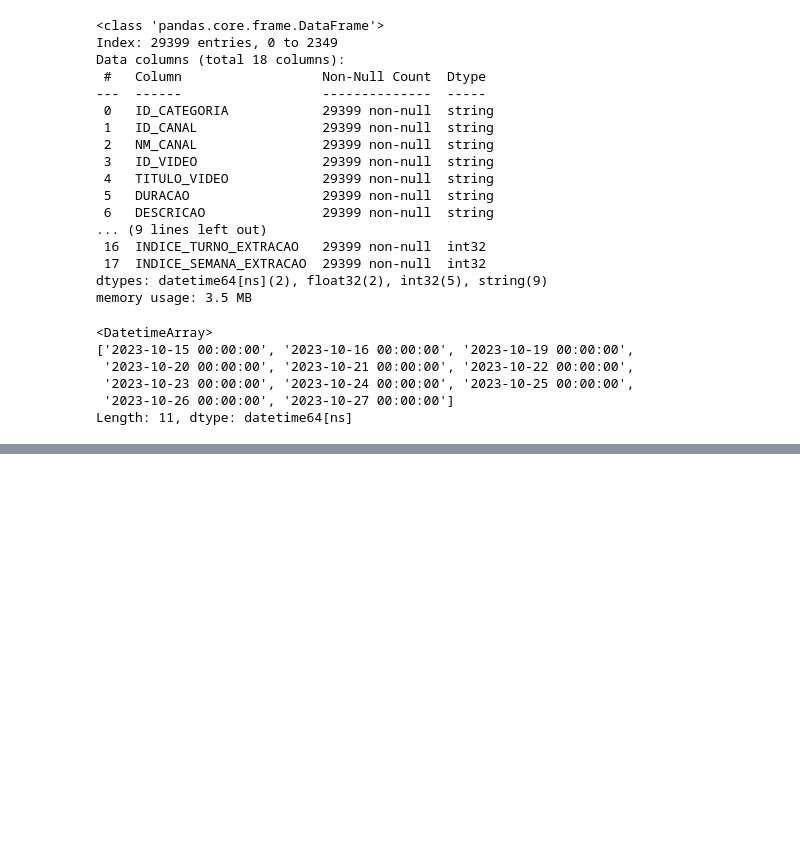
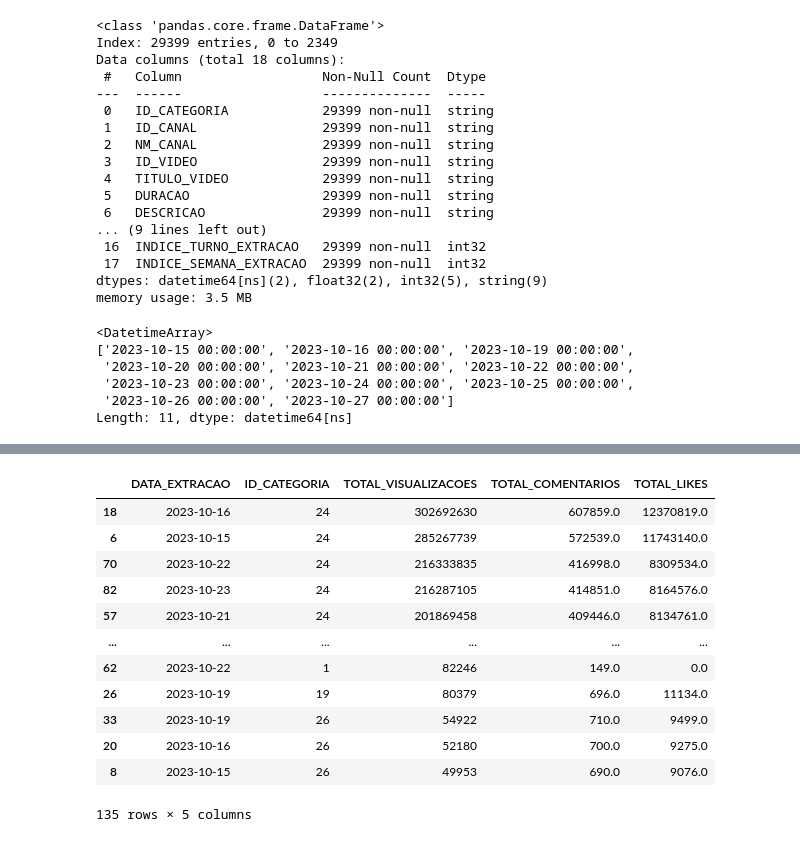
Before and after one commit to rodrigorocha1/analise_dados_youtube, a Jupyter notebook: notebooks/etl_trends.ipynb, the cells around one changed output, grey strips where cells are left out. Saved outputs shown, nothing was run; the diff lists cells and outputs as text; code cells hidden in the pictures; blank space fills up the shorter version.

```diff
--- a/notebooks/etl_trends.ipynb
+++ b/notebooks/etl_trends.ipynb
@@ -310,0 +293,21 @@ base_teste.query('DATA_EXTRACAO == "2023-10-15"').groupby(['DATA_EXTRACAO','ID_C
+# %%
+base_soma = base_max.groupby(['DATA_EXTRACAO', 'ID_CATEGORIA']).agg(
+    TOTAL_VISUALIZACOES=('TOTAL_VISUALIZACOES', 'sum'),
+    TOTAL_COMENTARIOS=('TOTAL_COMENTARIOS', 'sum'),
+    TOTAL_LIKES=('TOTAL_LIKES', 'sum'),
+).reset_index()
+base_soma.sort_values(by=['TOTAL_VISUALIZACOES'], ascending=False)
+# %% [output]
+|  | DATA_EXTRACAO | ID_CATEGORIA | TOTAL_VISUALIZACOES | TOTAL_COMENTARIOS | TOTAL_LIKES |
+| 18 | 2023-10-16 | 24 | 302692630 | 607859.0 | 12370819.0 |
+| 6 | 2023-10-15 | 24 | 285267739 | 572539.0 | 11743140.0 |
+| 70 | 2023-10-22 | 24 | 216333835 | 416998.0 | 8309534.0 |
+| 82 | 2023-10-23 | 24 | 216287105 | 414851.0 | 8164576.0 |
+| 57 | 2023-10-21 | 24 | 201869458 | 409446.0 | 8134761.0 |
+| ... | ... | ... | ... | ... | ... |
+| 62 | 2023-10-22 | 1 | 82246 | 149.0 | 0.0 |
+| 26 | 2023-10-19 | 19 | 80379 | 696.0 | 11134.0 |
+| 33 | 2023-10-19 | 26 | 54922 | 710.0 | 9499.0 |
+| 20 | 2023-10-16 | 26 | 52180 | 700.0 | 9275.0 |
+| 8 | 2023-10-15 | 26 | 49953 | 690.0 | 9076.0 |
+135 rows × 5 columns
```
Also changed, not shown: parts of 16 cells of this notebook.
